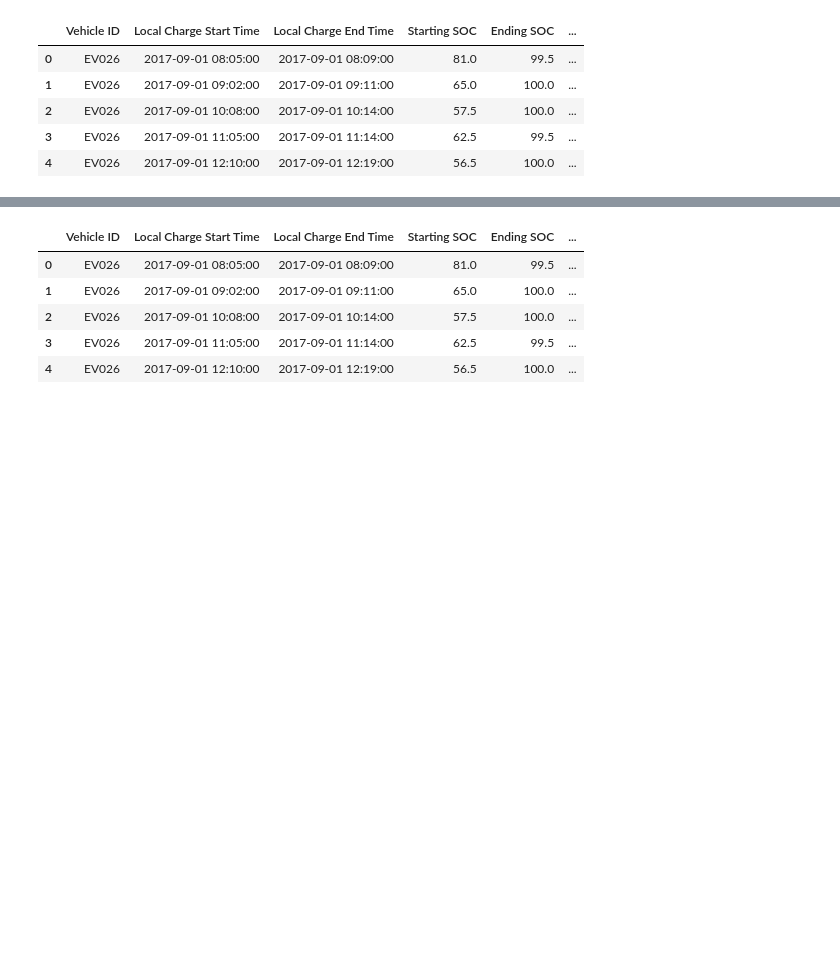
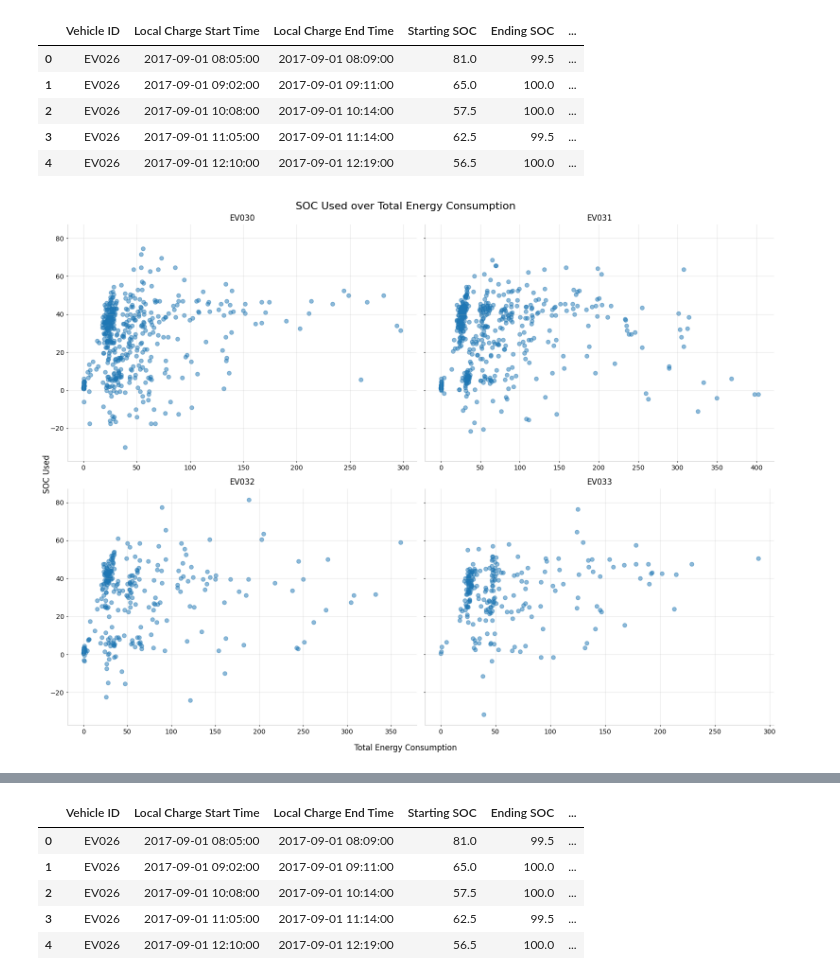
Before and after one commit to MShoaibManzoor/Advanced-Research, a Jupyter notebook: main.ipynb, the cells around one changed output, grey strips where cells are left out. Saved outputs shown, nothing was run; the diff lists cells and outputs as text; code cells hidden in the pictures; blank space fills up the shorter version.

```diff
--- a/main.ipynb
+++ b/main.ipynb
@@ -88,3 +89,35 @@ VehicleDF['Trip Duration (Hours)'] = (
     VehicleDF['Local Trip End Time'] - VehicleDF['Local Trip Start Time']
     ).dt.total_seconds() / 3600
 VehicleDF = round(VehicleDF,3)
+# %%
+VehicleID = VehicleDF['Vehicle ID'].unique()[4:8]
+
+fig, axes = plt.subplots(2, 2, figsize=(16, 12), sharey=True)
+axes = axes.flatten()
+
+for i, VehicleID in enumerate(VehicleID):
+    VehicleDFPlot = VehicleDF[VehicleDF['Vehicle ID'] == VehicleID] \
+        .sort_values(by='Total Energy Consumption')
+    ax = axes[i]
+    ax.scatter(VehicleDFPlot['Total Energy Consumption'],
+         VehicleDFPlot['SOC Used'],
+         marker='o',
+         label=f'Vehicles {VehicleID}',
+         alpha=0.5)
+    ax.set_title(f'{VehicleID}')
+    ax.grid(True, alpha=0.3)
+    ax.spines['top'].set_visible(False)
+    ax.spines['right'].set_visible(False)
+    ax.spines['left'].set_color((0, 0, 0, 0.2))
+    ax.spines['bottom'].set_color((0, 0, 0, 0.2))
+
+    ax.tick_params(axis='both', which='both', length=2)
+
+
+fig.suptitle('SOC Used over Total Energy Consumption', fontsize='16')
+fig.supxlabel('Total Energy Consumption')
+fig.supylabel('SOC Used')
+plt.tight_layout()
+plt.show()
+# %% [output]
+[figure, added]
```
Also changed, not shown: parts of 38 cells of this notebook, 9 other files.
